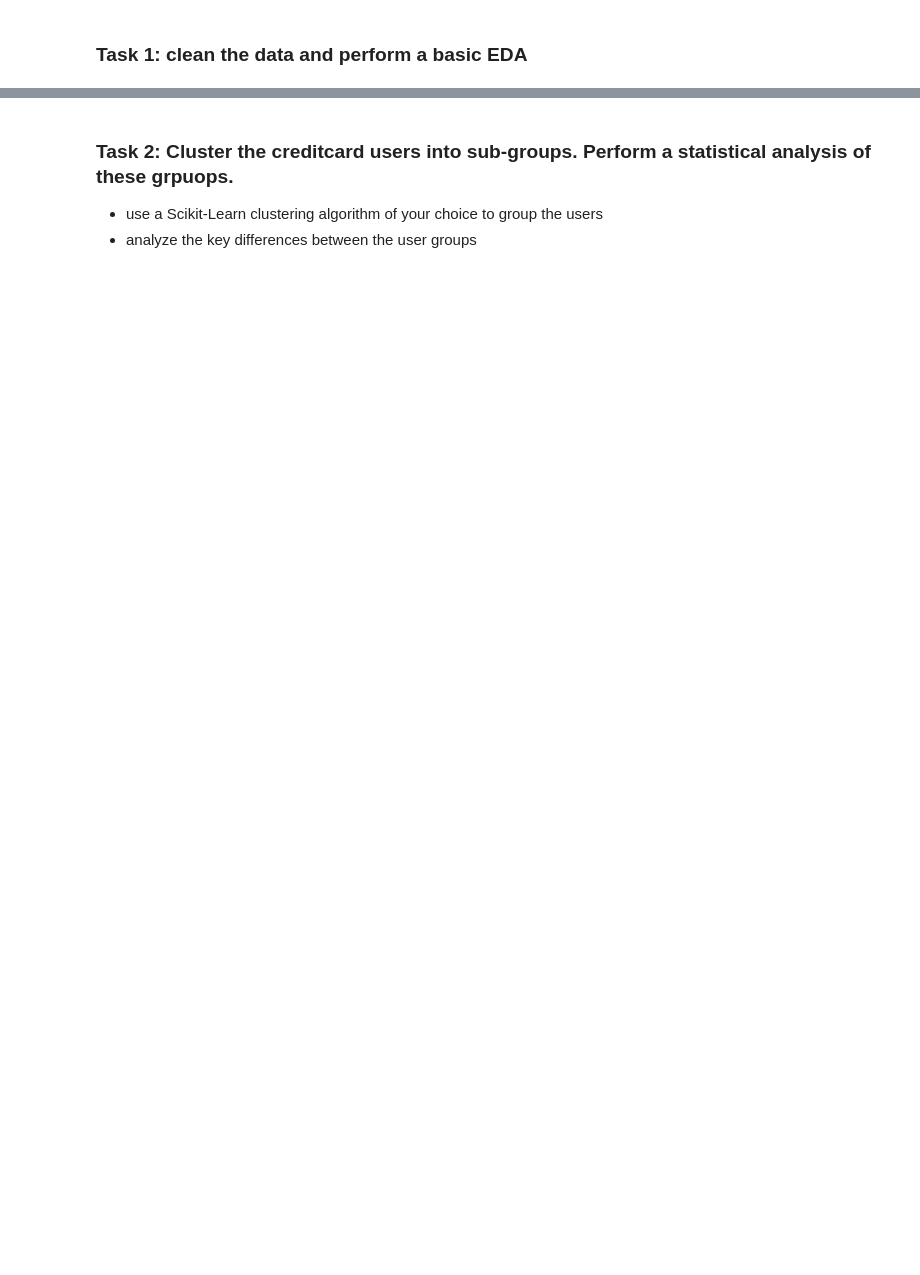
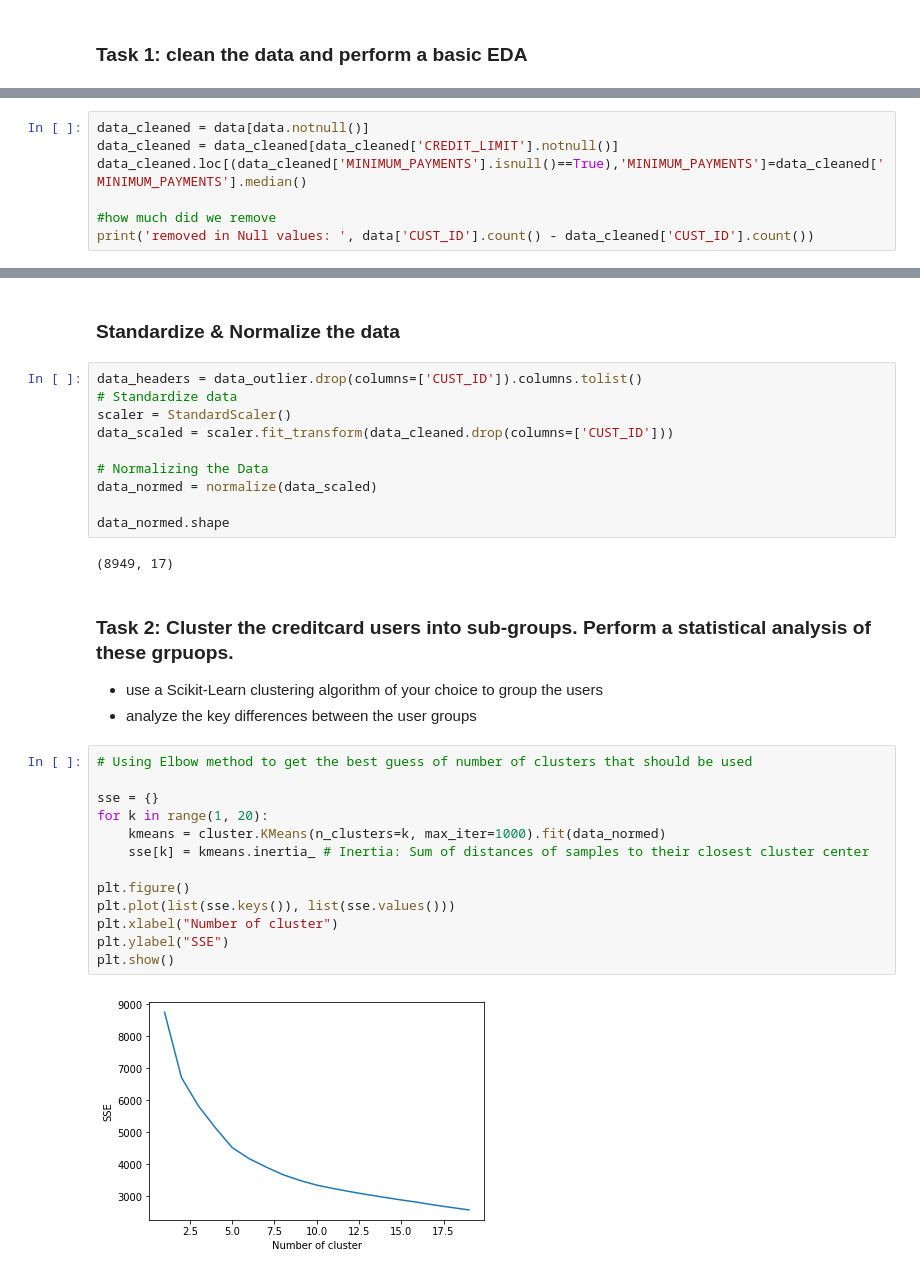
Before and after one commit to developeraakash/DataMining2020, a Jupyter notebook: week4/Assignment_2.ipynb, the cells around one changed output, grey strips where cells are left out. Saved outputs shown, nothing was run; the diff lists cells and outputs as text; blank space fills up the shorter version.

```diff
--- a/week4/Assignment_2.ipynb
+++ b/week4/Assignment_2.ipynb
@@ -20,0 +69,7 @@ data.head()
+# %%
+data_cleaned = data[data.notnull()]
+data_cleaned = data_cleaned[data_cleaned['CREDIT_LIMIT'].notnull()]
+data_cleaned.loc[(data_cleaned['MINIMUM_PAYMENTS'].isnull()==True),'MINIMUM_PAYMENTS']=data_cleaned['MINIMUM_PAYMENTS'].median()
+
+#how much did we remove
+print('removed in Null values: ', data['CUST_ID'].count() - data_cleaned['CUST_ID'].count())
@@ -21,4 +96,33 @@ data.head()
+# %% [markdown]
+### Standardize & Normalize the data
+# %%
+data_headers = data_outlier.drop(columns=['CUST_ID']).columns.tolist()
+# Standardize data
+scaler = StandardScaler()
+data_scaled = scaler.fit_transform(data_cleaned.drop(columns=['CUST_ID']))
+
+# Normalizing the Data
+data_normed = normalize(data_scaled)
+
+data_normed.shape
+# %% [output]
+(8949, 17)
 # %% [markdown]
 ### Task 2: Cluster the creditcard users into sub-groups. Perform a statistical analysis of these grpuops.
 * use a Scikit-Learn clustering algorithm of your choice to group the users
 * analyze the key differences between the user groups
+# %%
+# Using Elbow method to get the best guess of number of clusters that should be used
+
+sse = {}
+for k in range(1, 20):
+    kmeans = cluster.KMeans(n_clusters=k, max_iter=1000).fit(data_normed)
+    sse[k] = kmeans.inertia_ # Inertia: Sum of distances of samples to their closest cluster center
+
+plt.figure()
+plt.plot(list(sse.keys()), list(sse.values()))
+plt.xlabel("Number of cluster")
+plt.ylabel("SSE")
+plt.show()
+# %% [output]
+[figure, added]
```
Also changed, not shown: parts of 18 cells of this notebook.
